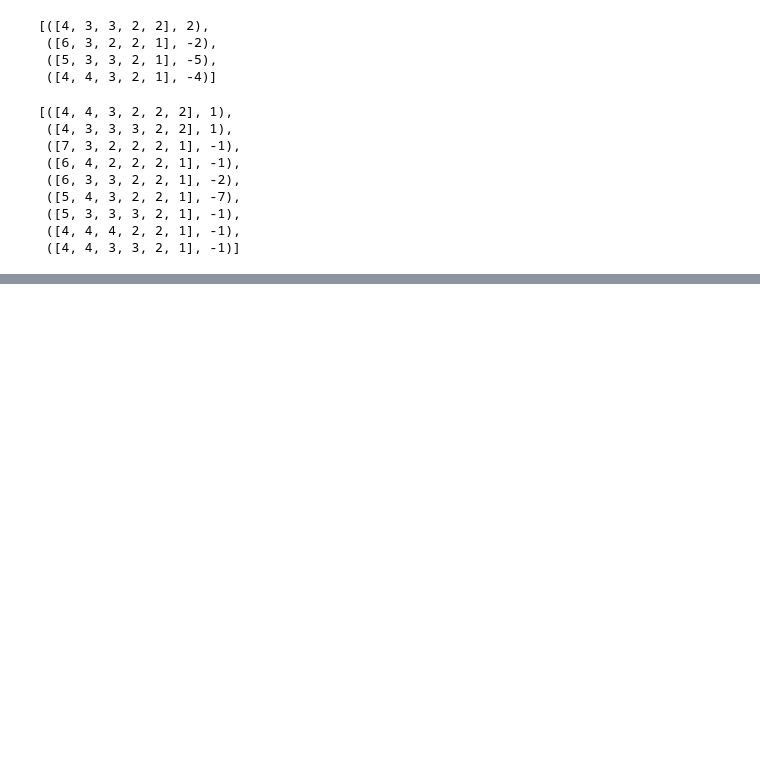
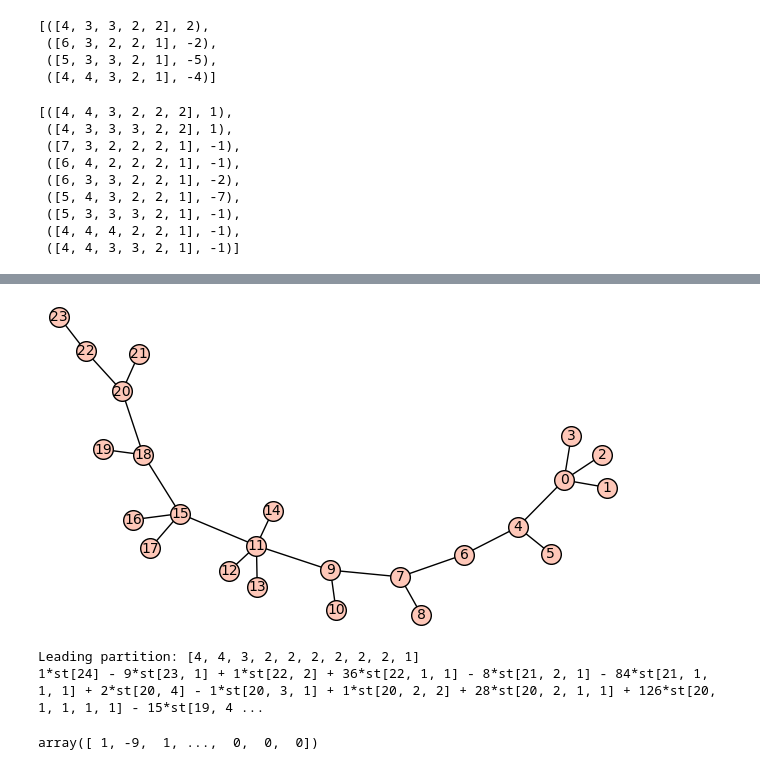
Before and after one commit to mariotomba/CSF-DNC, a Jupyter notebook: notebooks/CaterpillarsExperiments.ipynb, the cells around one changed output, grey strips where cells are left out. Drawn from its saved outputs; the diff is of its cells as text; code cells hidden in the pictures; blank space fills up the shorter version.

```diff
--- a/notebooks/CaterpillarsExperiments.ipynb
+++ b/notebooks/CaterpillarsExperiments.ipynb
@@ -325 +325,8 @@ Leading partition: [4, 4, 4, 3, 3, 3, 3, 2, 2, 1]
 array([ 1, -9,  1, ...,  0,  0,  0])
+# %%
+CSF_tree(create_caterpillar((4, 2, 1, 2, 2, 4, 3, 2, 2, 2)), 1)
+# %% [output]
+[figure, added]
+Leading partition: [4, 4, 3, 2, 2, 2, 2, 2, 2, 1]
+1*st[24] - 9*st[23, 1] + 1*st[22, 2] + 36*st[22, 1, 1] - 8*st[21, 2, 1] - 84*st[21, 1, 1, 1] + 2*st[20, 4] - 1*st[20, 3, 1] + 1*st[20, 2, 2] + 28*st[20, 2, 1, 1] + 126*st[20, 1, 1, 1, 1] - 15*st[19, 4 ...
+array([ 1, -9,  1, ...,  0,  0,  0])
```
Also changed, not shown: parts of 3 cells of this notebook.
